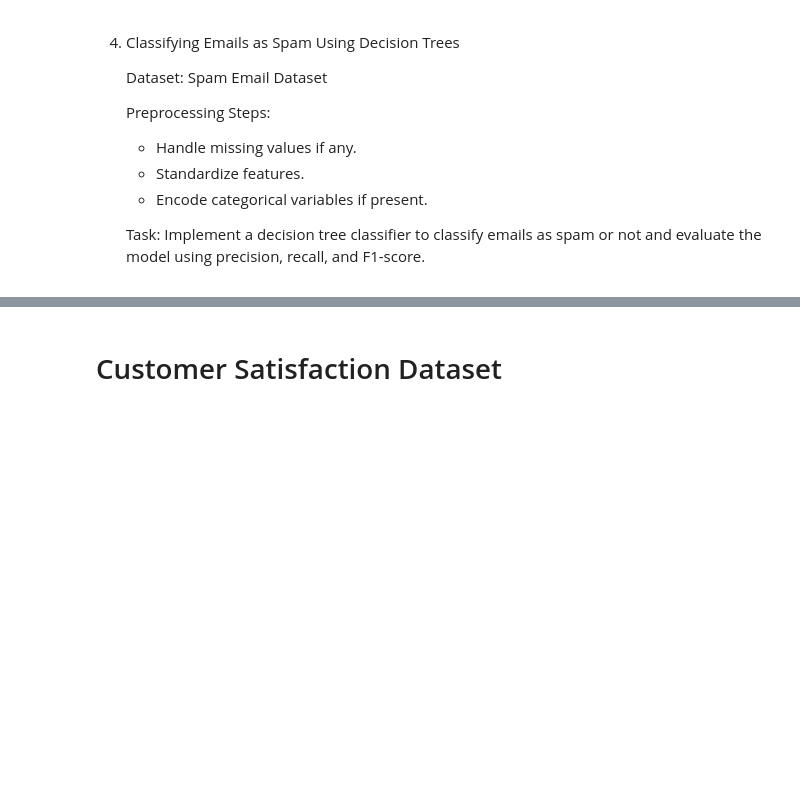
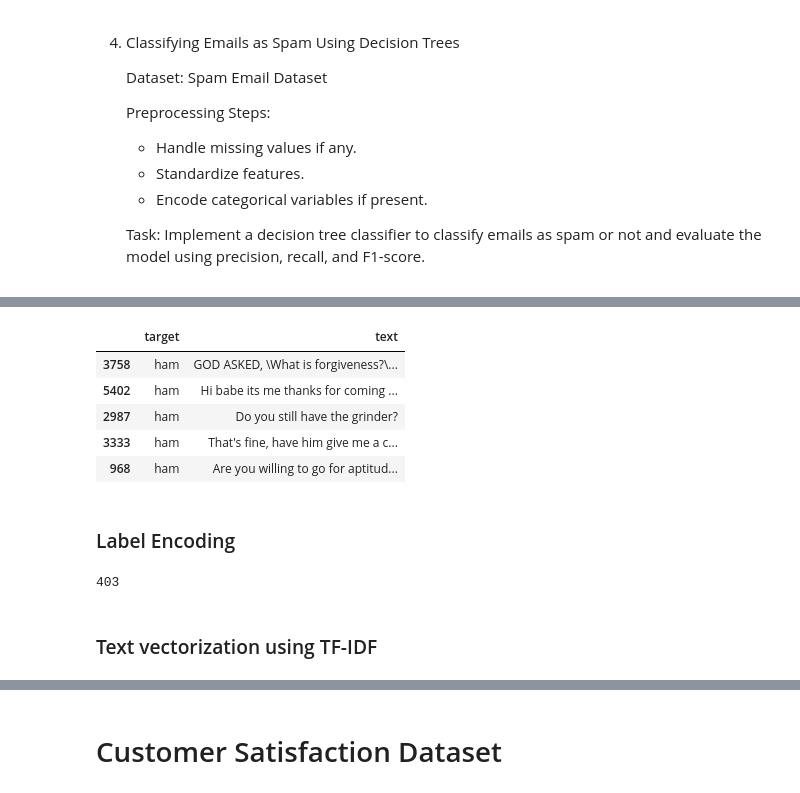
Before and after one commit to Ahmed-Islam-AI/100DaysOfBytewise, a Jupyter notebook: Solutions/Task 12 Solution/BWF_Task_12.ipynb, the cells around one changed output, grey strips where cells are left out. Saved outputs shown, nothing was run; the diff lists cells and outputs as text; code cells hidden in the pictures; blank space fills up the shorter version.

```diff
--- a/Solutions/Task 12 Solution/BWF_Task_12.ipynb
+++ b/Solutions/Task 12 Solution/BWF_Task_12.ipynb
@@ -147,0 +174,3 @@ df = pd.read_csv('/content/drive/MyDrive/Datasets /BWF_Week6_Datasets/spam.csv')
+# %%
+# this is the code for removing the columns in the dataset
+data = data.drop(columns=['Unnamed: 2', 'Unnamed: 3', 'Unnamed: 4'])
@@ -147,0 +181,13 @@ df = pd.read_csv('/content/drive/MyDrive/Datasets /BWF_Week6_Datasets/spam.csv')
+# %%
+# renaming the cols
+data.rename(columns={'v1':'target','v2':'text'},inplace=True)
+data.sample(5)
+# %% [output]
+|  | target | text |
+| 3758 | ham | GOD ASKED, \What is forgiveness?\... |
+| 5402 | ham | Hi babe its me thanks for coming ... |
+| 2987 | ham | Do you still have the grinder? |
+| 3333 | ham | That's fine, have him give me a c... |
+| 968 | ham | Are you willing to go for aptitud... |
+# %% [markdown]
+### Label Encoding
@@ -147,0 +197,4 @@ df = pd.read_csv('/content/drive/MyDrive/Datasets /BWF_Week6_Datasets/spam.csv')
+# %%
+data.duplicated().sum()
+# %% [output]
+403
@@ -147,0 +203,2 @@ df = pd.read_csv('/content/drive/MyDrive/Datasets /BWF_Week6_Datasets/spam.csv')
+# %% [markdown]
+### Text vectorization using TF-IDF
```
Also changed, not shown: parts of 16 cells of this notebook.
